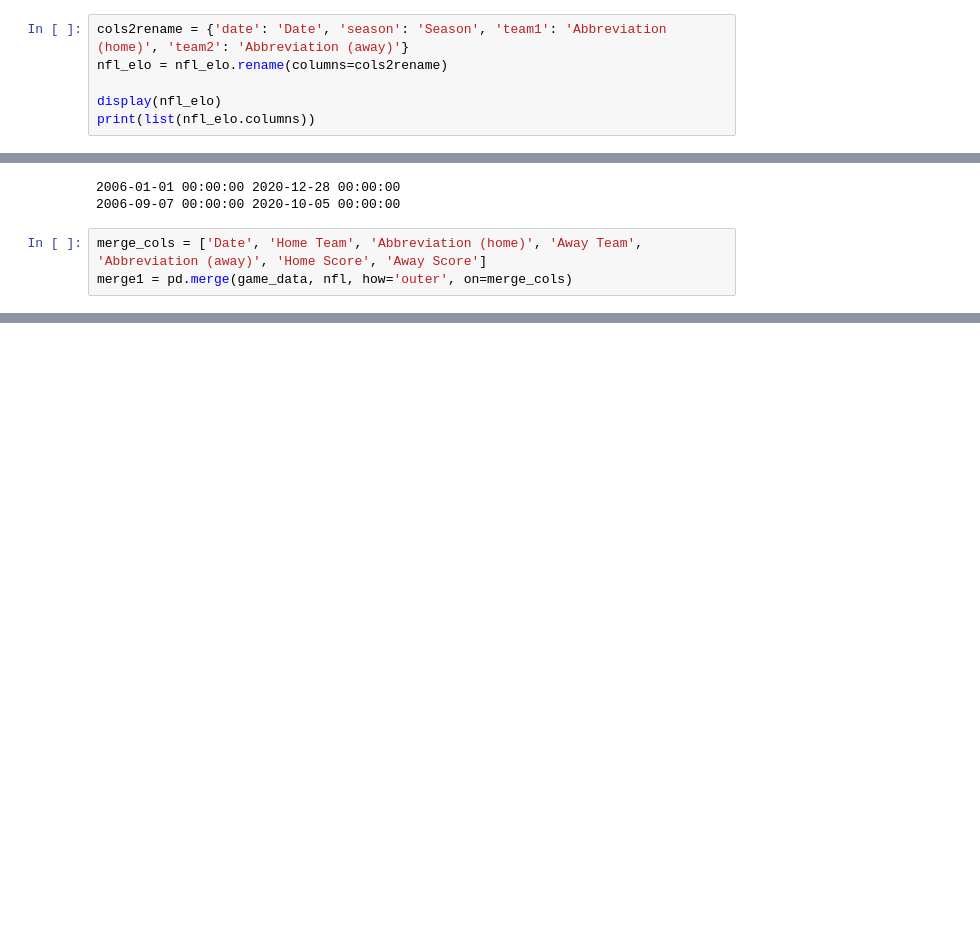
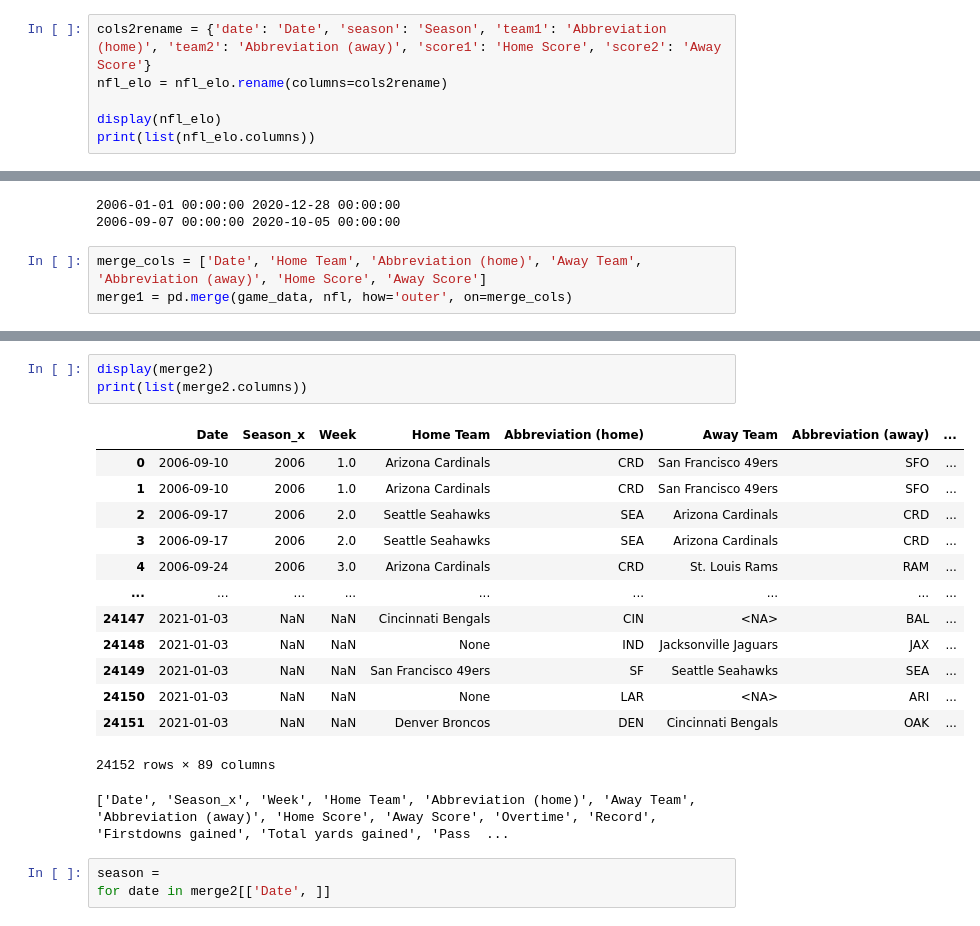
Before and after one commit to fede6590/Move37AI, a Jupyter notebook: EDA.ipynb, the cells around one changed output, grey strips where cells are left out. Cells and saved outputs as stored; diff of their text form; blank space fills up the shorter version.

```diff
--- a/EDA.ipynb
+++ b/EDA.ipynb
@@ -332,7 +332,7 @@ del temp
 ['date', 'season', 'neutral', 'playoff', 'Home Team', 'team1', 'Away Team', 'team2', 'elo1_pre', 'elo2_pre', 'elo_prob1', 'elo_prob2', 'elo1_post', 'elo2_post', 'qbelo1_pre', 'qbelo2_pre', 'qb1', 'qb2 ...
 The are 49 abbreviations without full names
 # %%
-cols2rename = {'date': 'Date', 'season': 'Season', 'team1': 'Abbreviation (home)', 'team2': 'Abbreviation (away)'}
+cols2rename = {'date': 'Date', 'season': 'Season', 'team1': 'Abbreviation (home)', 'team2': 'Abbreviation (away)', 'score1': 'Home Score', 'score2': 'Away Score'}
 nfl_elo = nfl_elo.rename(columns=cols2rename)
 
 display(nfl_elo)
@@ -430,0 +445,21 @@ ValueError: Length of values (8042) does not match length of index (8444)
+# %%
+display(merge2)
+print(list(merge2.columns))
+# %% [output]
+|  | Date | Season_x | Week | Home Team | Abbreviation (home) | Away Team | Abbreviation (away) | ... |
+| 0 | 2006-09-10 | 2006 | 1.0 | Arizona Cardinals | CRD | San Francisco 49ers | SFO | ... |
+| 1 | 2006-09-10 | 2006 | 1.0 | Arizona Cardinals | CRD | San Francisco 49ers | SFO | ... |
+| 2 | 2006-09-17 | 2006 | 2.0 | Seattle Seahawks | SEA | Arizona Cardinals | CRD | ... |
+| 3 | 2006-09-17 | 2006 | 2.0 | Seattle Seahawks | SEA | Arizona Cardinals | CRD | ... |
+| 4 | 2006-09-24 | 2006 | 3.0 | Arizona Cardinals | CRD | St. Louis Rams | RAM | ... |
+| ... | ... | ... | ... | ... | ... | ... | ... | ... |
+| 24147 | 2021-01-03 | NaN | NaN | Cincinnati Bengals | CIN | <NA> | BAL | ... |
+| 24148 | 2021-01-03 | NaN | NaN | None | IND | Jacksonville Jaguars | JAX | ... |
+| 24149 | 2021-01-03 | NaN | NaN | San Francisco 49ers | SF | Seattle Seahawks | SEA | ... |
+| 24150 | 2021-01-03 | NaN | NaN | None | LAR | <NA> | ARI | ... |
+| 24151 | 2021-01-03 | NaN | NaN | Denver Broncos | DEN | Cincinnati Bengals | OAK | ... |
+24152 rows × 89 columns
+['Date', 'Season_x', 'Week', 'Home Team', 'Abbreviation (home)', 'Away Team', 'Abbreviation (away)', 'Home Score', 'Away Score', 'Overtime', 'Record', 'Firstdowns gained', 'Total yards gained', 'Pass  ...
+# %%
+season =
+for date in merge2[['Date', ]]
```
Also changed, not shown: parts of 4 cells of this notebook, 2 other files.
